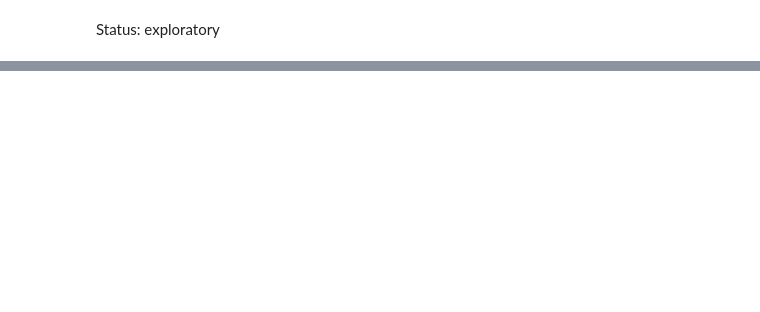
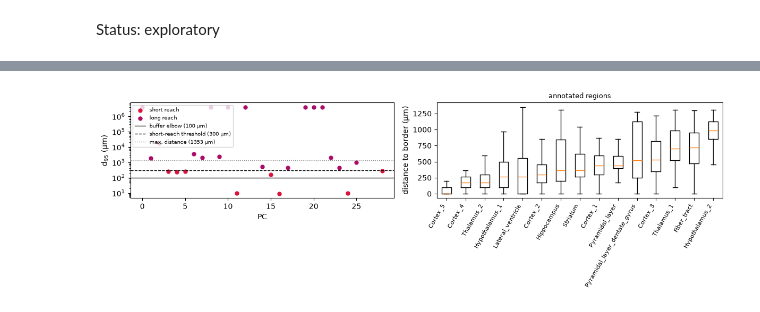
Before and after one commit to uderhardtlab/truncated_graphs, a Jupyter notebook: notebooks/exploratory/boundary_effects_clustering.ipynb, the cells around one changed output, grey strips where cells are left out. Cells and saved outputs as stored; diff of their text form; code cells hidden in the pictures; blank space fills up the shorter version.

```diff
--- a/notebooks/exploratory/boundary_effects_clustering.ipynb
+++ b/notebooks/exploratory/boundary_effects_clustering.ipynb
@@ -523,11 +2,0 @@ plt.show()
-# %%
-direct_border = is_border_spot
-buffer_zone = is_border_spot_elbow & ~is_border_spot
-interior = ~is_border_spot_elbow
-
-zone_labels = np.where(direct_border, "direct_border", np.where(buffer_zone, "buffer_zone", "interior"))
-adata.obs["zone"] = zone_labels
-
-zone_counts = pd.Series(zone_labels).value_counts()
-zone_counts.to_csv(OUT_DIR / "zone_classification_counts.csv")
-zone_counts
@@ -1133,0 +179,6 @@ plt.show()
+# %%
+baseline = preprocess(raw_counts)
+sq.gr.spatial_neighbors(adata, coord_type="grid", n_neighs=6)
+S0 = baseline.obsm["X_pca"]
+L0 = joint_leiden(S0)
+print(f"L0: {len(np.unique(L0))} clusters")
@@ -1133,0 +239,26 @@ plt.show()
+# %%
+fig, axs = plt.subplots(1, 2, figsize=(12, 4), gridspec_kw={"width_ratios": [1.2, 1.3]})
+ax = axs[0]
+reach_color = {"short": "crimson", "long": FIT_PALETTE["Exponential Saturation Fit"]}
+for reach, col in reach_color.items():
+    sel = pc_fits[pc_fits["reach"] == reach]
+    ax.scatter(np.arange(N_PCS)[pc_fits["reach"] == reach], sel["d95_um"], color=col, s=25, label=f"{reach} reach")
+ax.axhline(elbow_um, color="black", lw=1, label=f"buffer elbow ({elbow_um:.0f} µm)")
+ax.axhline(SHORT_REACH_UM, color="black", lw=1, ls="--", label=f"short-reach threshold ({SHORT_REACH_UM:.0f} µm)")
+ax.axhline(d.max(), color="gray", lw=1, ls=":", label=f"max. distance ({d.max():.0f} µm)")
+ax.set_yscale("log")
+ax.set_xlabel("PC")
+ax.set_ylabel("d$_{95}$ (µm)")
+ax.legend(fontsize=7, loc="upper left")
+
+ax = axs[1]
+order = adata.obs.groupby("cluster", observed=True)["distance_to_border"].median().sort_values().index
+ax.boxplot([d[adata.obs["cluster"] == k] for k in order], showfliers=False)
+ax.set_xticks(range(1, len(order) + 1), order, rotation=60, ha="right", fontsize=8)
+ax.set_ylabel("distance to border (µm)")
+ax.set_title("annotated regions", fontsize=9)
+plt.tight_layout()
+plt.savefig(PLOT_DIR / "pc_reach.svg", bbox_inches="tight")
+plt.show()
+# %% [output]
+[figure, added]
```
Also changed, not shown: parts of 79 cells of this notebook, 30 other files.
